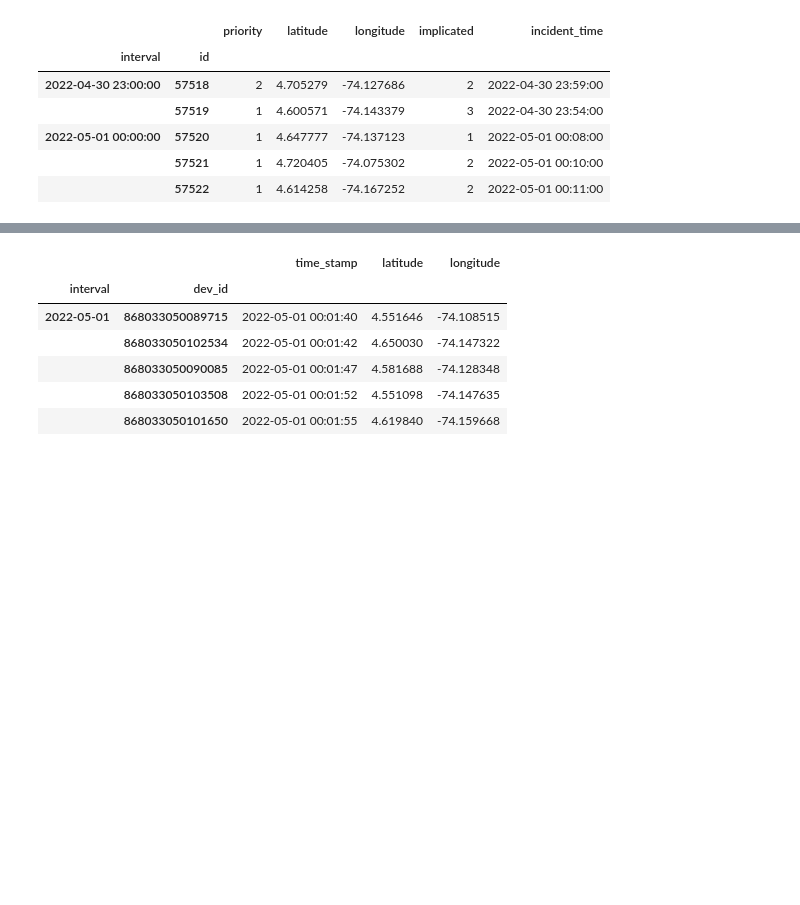
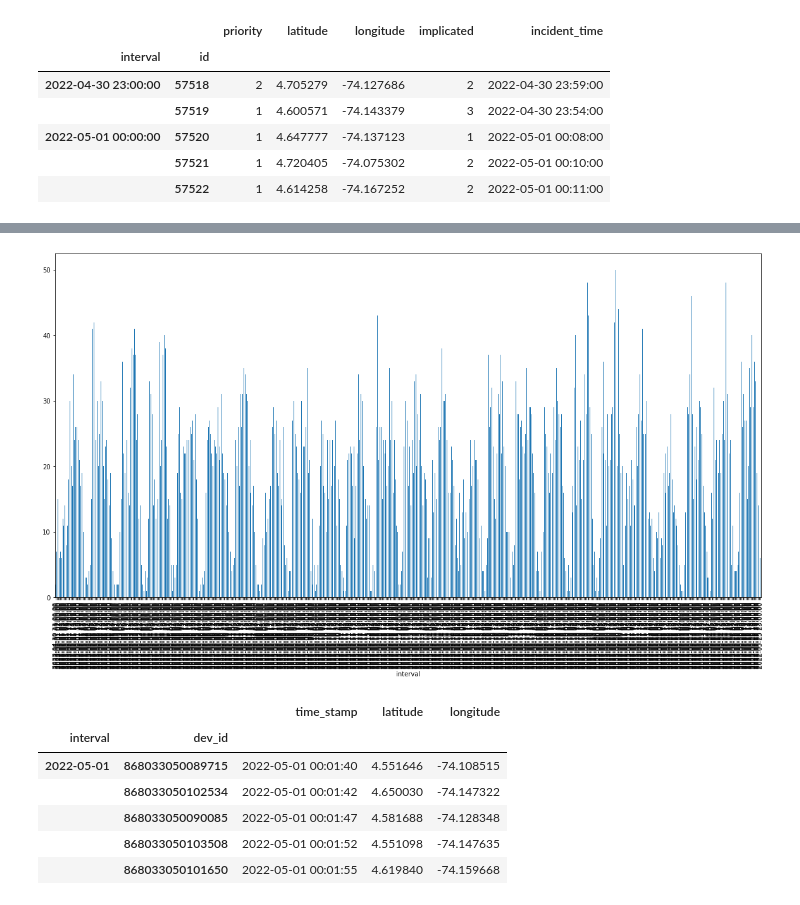
Before and after one commit to brromeroc/Proyectofinal, a Jupyter notebook: distance.ipynb, the cells around one changed output, grey strips where cells are left out. Drawn from its saved outputs; the diff is of its cells as text; code cells hidden in the pictures; blank space fills up the shorter version.

```diff
--- a/distance.ipynb
+++ b/distance.ipynb
@@ -17,7 +18,7 @@ incidentsdf["implicated"] = incidentsdf["implicated"].fillna(0)
 incidentsdf["implicated"] = incidentsdf["implicated"].astype(int)
 
 #calculate intervals and create column
-new = incidentsdf.groupby(pd.Grouper(key="incident_time", freq='60Min')).apply(lambda x: x['incident_time'])
+new = incidentsdf.groupby(pd.Grouper(key="incident_time", freq='1H')).apply(lambda x: x['incident_time'])
 incidentsdf["interval"] = new.index.get_level_values(0)
 
 #multiindex by interval, then id
@@ -36,3 +54,12 @@ incidentsdf.head()
+# %%
+#set matplotlib global size to 20x10
+plt.rcParams['figure.figsize'] = (20, 10)
+# %%
+#barplot of incidents per interval
+incidentsdf.groupby(["interval"]).count()["priority"].plot(kind="bar")
+plt.show()
+# %% [output]
+[figure, added]
 # %%
 agentsdf = pd.read_csv('agents_may.csv', usecols=["dev_id", "time_stamp", "latitude", "longitude"])
 
```
Also changed, not shown: parts of 17 cells of this notebook, 2 other files.
